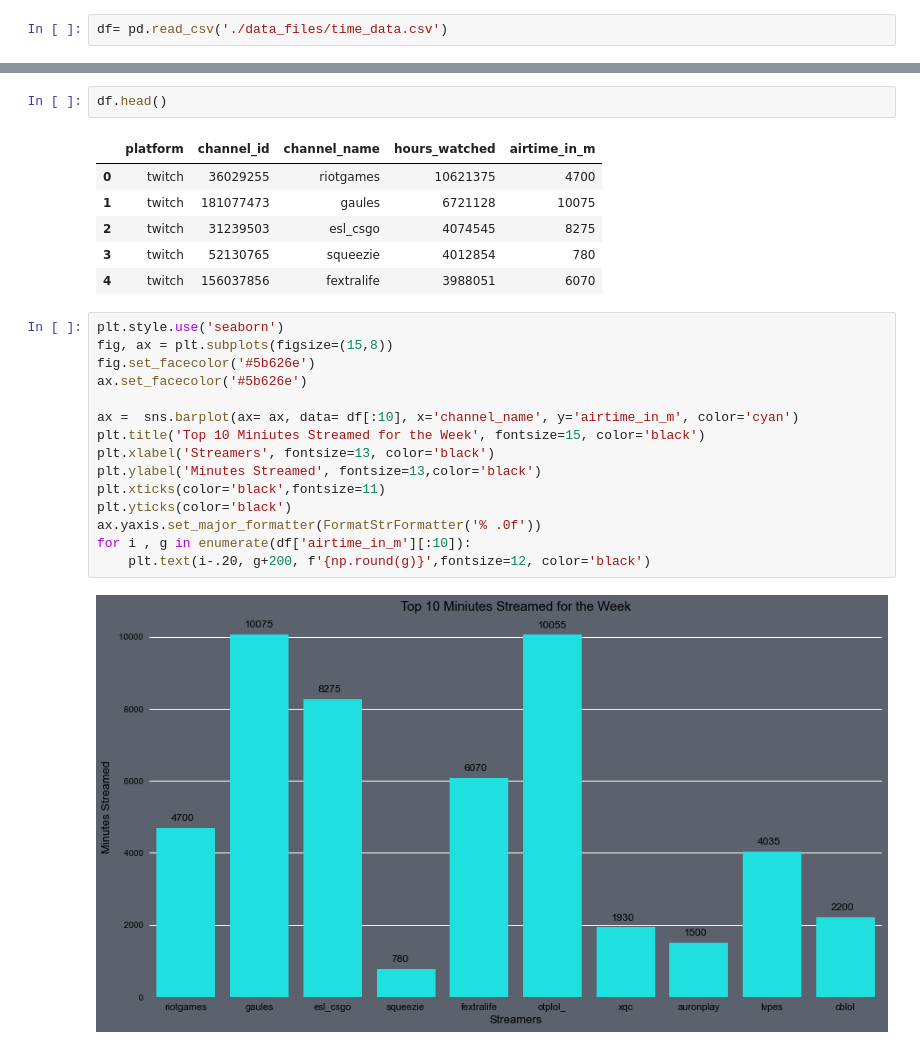
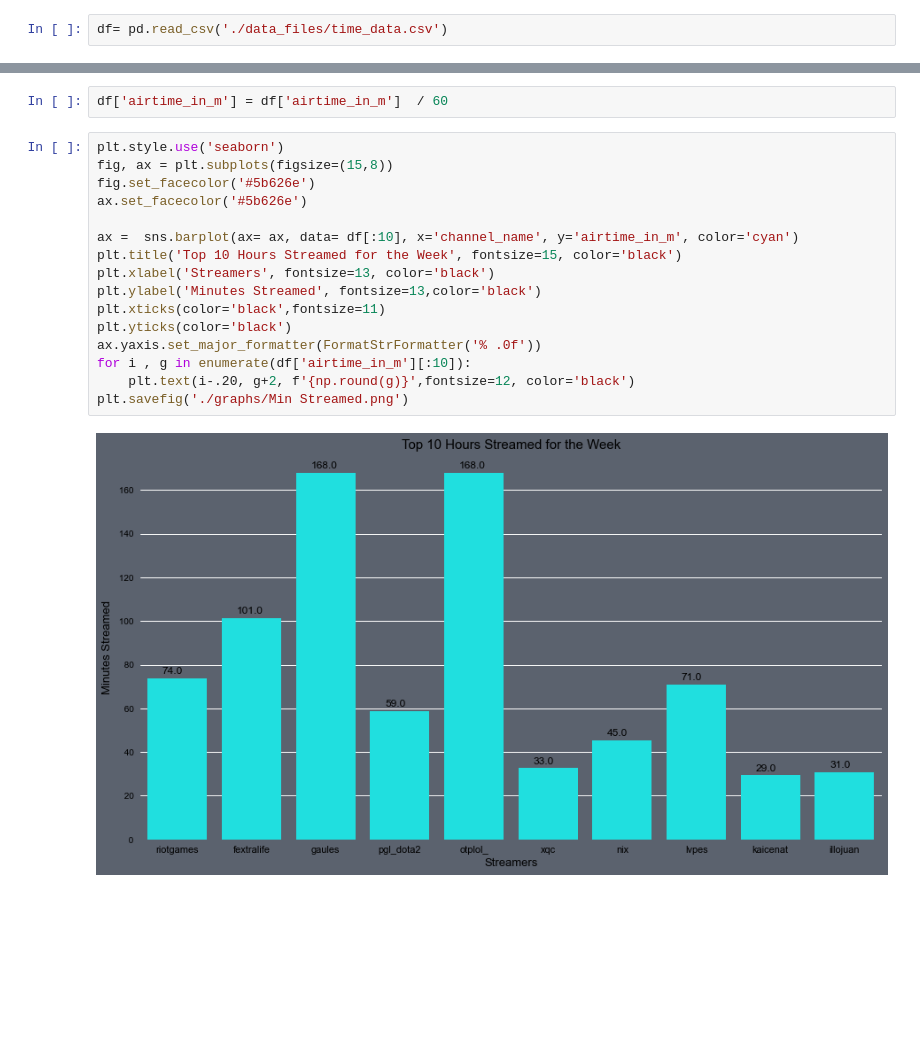
Before and after one commit to SpencerReno/Twitch_Streamers, a Jupyter notebook: Time.ipynb, the cells around one changed output, grey strips where cells are left out. Drawn from its saved outputs; the diff is of its cells as text; blank space fills up the shorter version.

```diff
--- a/Time.ipynb
+++ b/Time.ipynb
@@ -28,26 +29,20 @@ for i , g in enumerate(df['hours_watched'][:10]):
-# %%
-df.head()
-# %% [output]
-|  | platform | channel_id | channel_name | hours_watched | airtime_in_m |
-| 0 | twitch | 36029255 | riotgames | 10621375 | 4700 |
-| 1 | twitch | 181077473 | gaules | 6721128 | 10075 |
-| 2 | twitch | 31239503 | esl_csgo | 4074545 | 8275 |
-| 3 | twitch | 52130765 | squeezie | 4012854 | 780 |
-| 4 | twitch | 156037856 | fextralife | 3988051 | 6070 |
+# %%
+df['airtime_in_m'] = df['airtime_in_m']  / 60
 # %%
 plt.style.use('seaborn')
 fig, ax = plt.subplots(figsize=(15,8))
 fig.set_facecolor('#5b626e')
 ax.set_facecolor('#5b626e')
 
 ax =  sns.barplot(ax= ax, data= df[:10], x='channel_name', y='airtime_in_m', color='cyan')
-plt.title('Top 10 Miniutes Streamed for the Week', fontsize=15, color='black')
+plt.title('Top 10 Hours Streamed for the Week', fontsize=15, color='black')
 plt.xlabel('Streamers', fontsize=13, color='black')
 plt.ylabel('Minutes Streamed', fontsize=13,color='black')
 plt.xticks(color='black',fontsize=11)
 plt.yticks(color='black')
 ax.yaxis.set_major_formatter(FormatStrFormatter('% .0f'))
 for i , g in enumerate(df['airtime_in_m'][:10]):
-    plt.text(i-.20, g+200, f'{np.round(g)}',fontsize=12, color='black')
+    plt.text(i-.20, g+2, f'{np.round(g)}',fontsize=12, color='black')
+plt.savefig('./graphs/Min Streamed.png')
 # %% [output]
-[figure, old version]
+[figure, new version]
```
Also changed, not shown: parts of 1 cell of this notebook.
